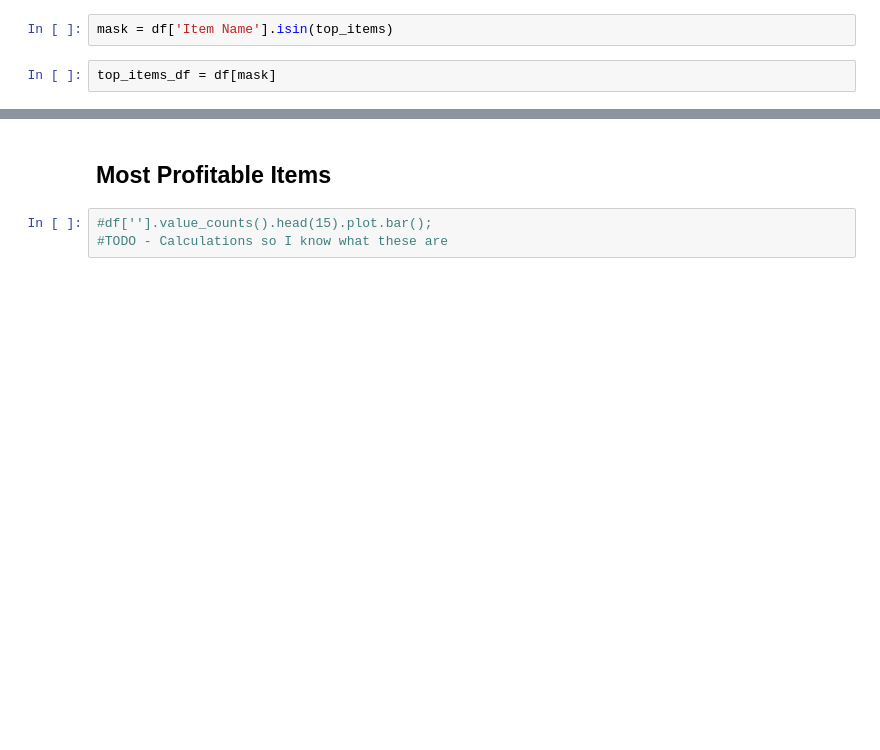
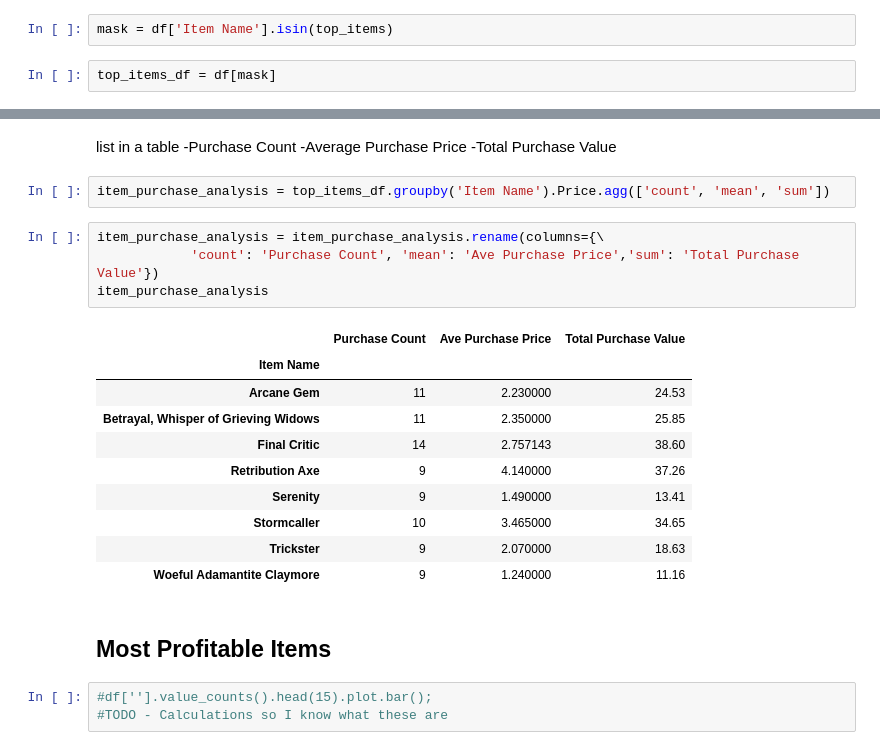
Before and after one commit to jenshurley/hw4, a Jupyter notebook: pymoli2.ipynb, the cells around one changed output, grey strips where cells are left out. Cells and saved outputs as stored; diff of their text form; blank space fills up the shorter version.

Commit message:
dataframes for top spenders and items

```diff
--- a/pymoli2.ipynb
+++ b/pymoli2.ipynb
@@ -136,3 +181,25 @@ top_items_df.sort_values(['Item Name']).head()
+# %% [markdown]
+list in a table
+-Purchase Count
+-Average Purchase Price
+-Total Purchase Value
+# %%
+item_purchase_analysis = top_items_df.groupby('Item Name').Price.agg(['count', 'mean', 'sum'])
+# %%
+item_purchase_analysis = item_purchase_analysis.rename(columns={\
+            'count': 'Purchase Count', 'mean': 'Ave Purchase Price','sum': 'Total Purchase Value'})
+item_purchase_analysis
+# %% [output]
+|  | Purchase Count | Ave Purchase Price | Total Purchase Value |
+| Item Name |  |  |  |
+| Arcane Gem | 11 | 2.230000 | 24.53 |
+| Betrayal, Whisper of Grieving Widows | 11 | 2.350000 | 25.85 |
+| Final Critic | 14 | 2.757143 | 38.60 |
+| Retribution Axe | 9 | 4.140000 | 37.26 |
+| Serenity | 9 | 1.490000 | 13.41 |
+| Stormcaller | 10 | 3.465000 | 34.65 |
+| Trickster | 9 | 2.070000 | 18.63 |
+| Woeful Adamantite Claymore | 9 | 1.240000 | 11.16 |
 # %% [markdown]
 ## Most Profitable Items
 # %%
```
Also changed, not shown: parts of 15 cells of this notebook.
